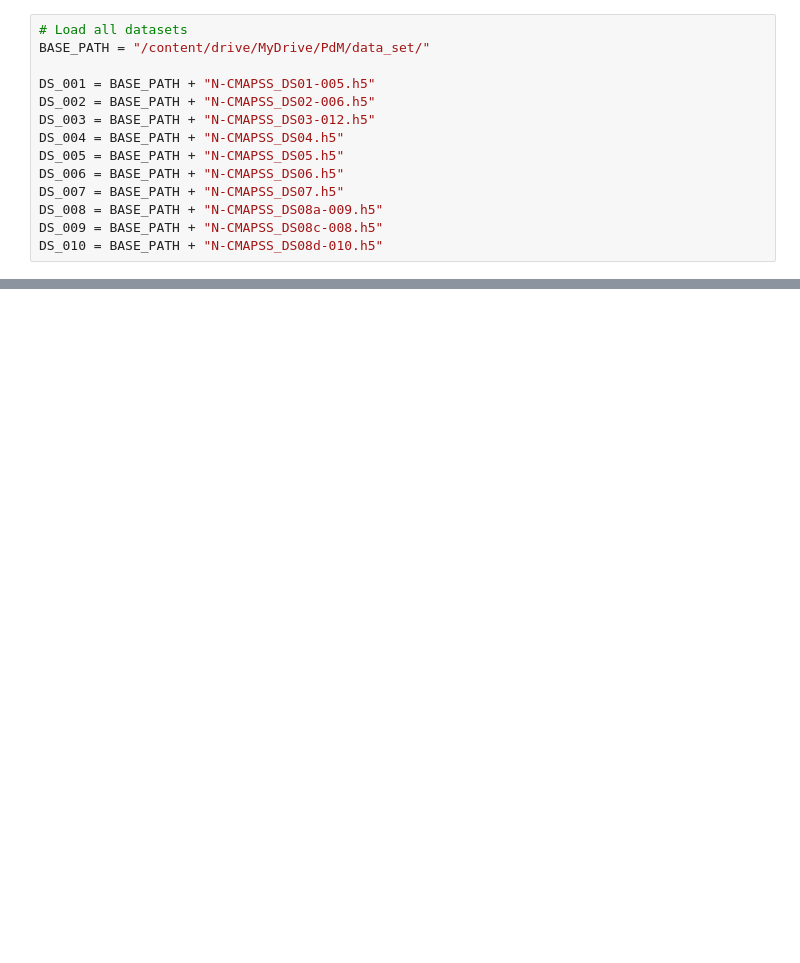
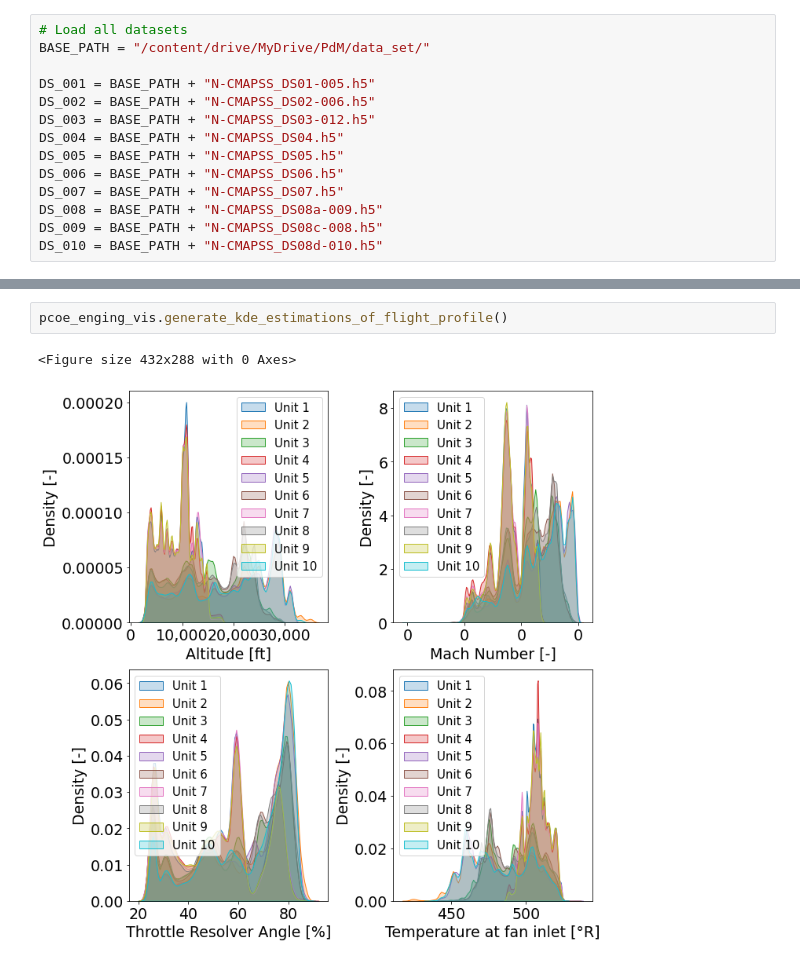
Before and after one commit to arpdm/predictive-maintenance-platform, a Jupyter notebook: dataset_analyzer.ipynb, the cells around one changed output, grey strips where cells are left out. Saved outputs shown, nothing was run; the diff lists cells and outputs as text; blank space fills up the shorter version.

```diff
--- a/dataset_analyzer.ipynb
+++ b/dataset_analyzer.ipynb
@@ -205,0 +125,5 @@ plot_util.generate_about_to_fail_graphs(y_true, y_pred)
+# %%
+pcoe_enging_vis.generate_kde_estimations_of_flight_profile()
+# %% [output]
+<Figure size 432x288 with 0 Axes>
+[figure, added]
```
Also changed, not shown: parts of 25 cells of this notebook.
